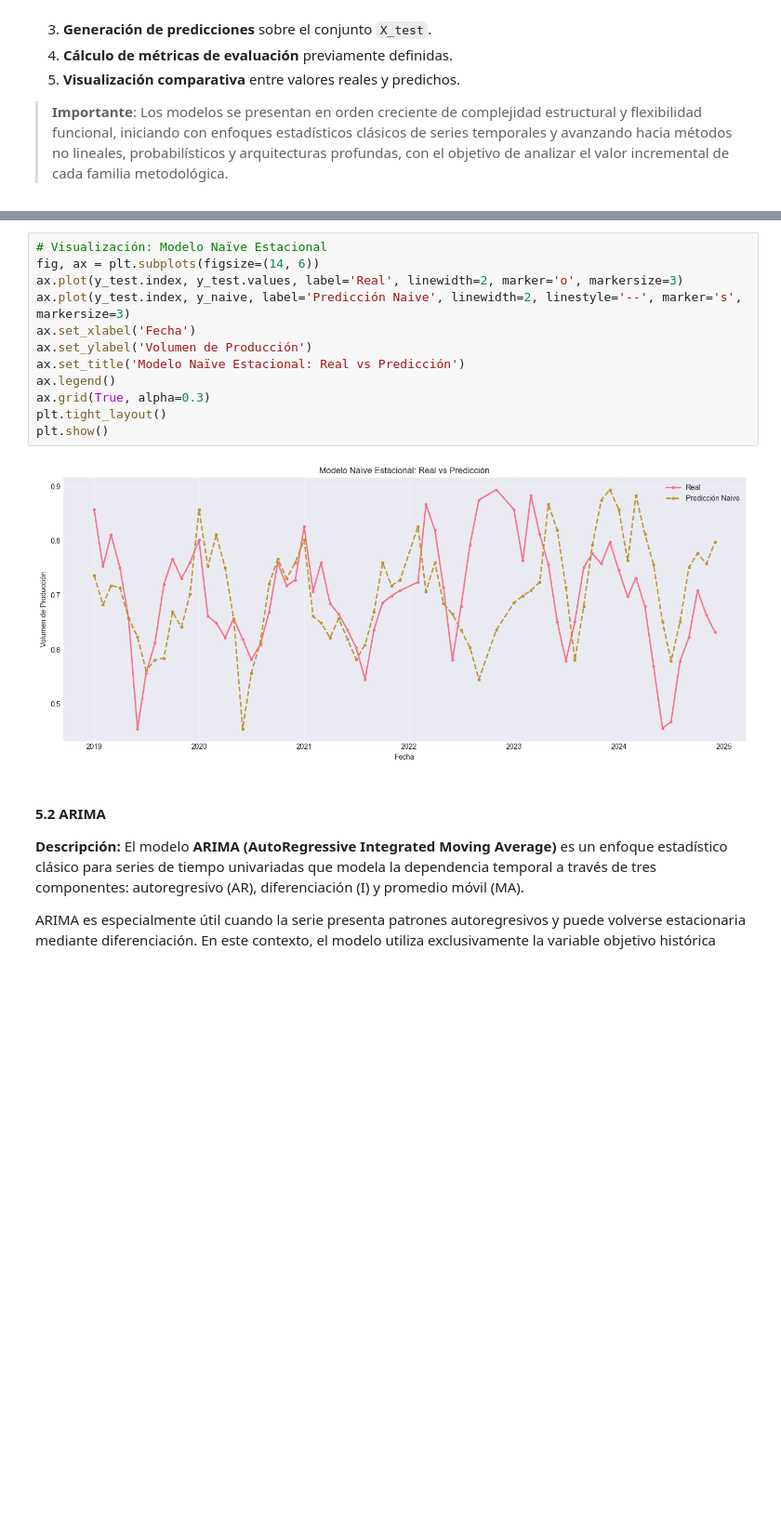
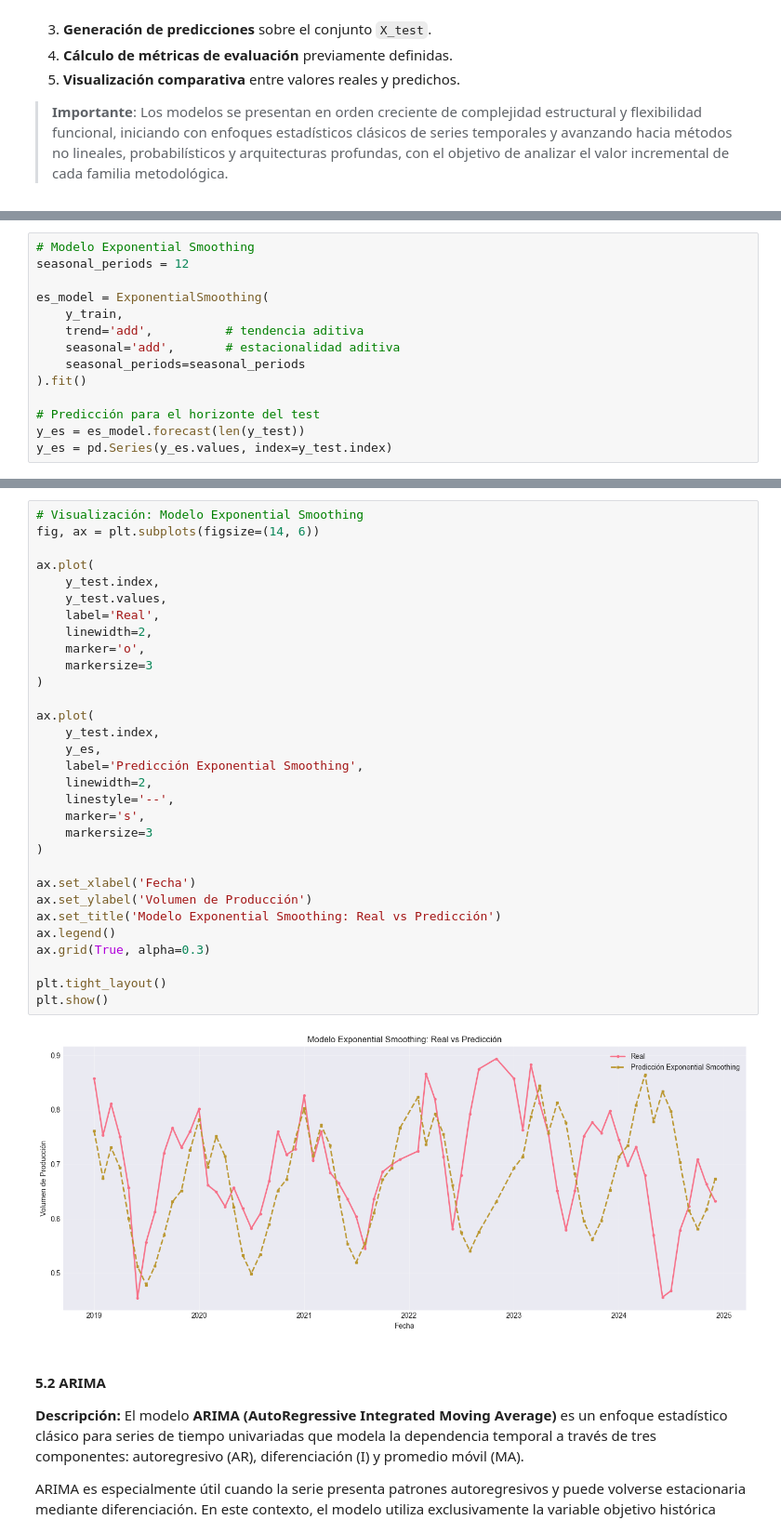
Before and after one commit to juan-pablo-lopez/tc5035-ene26-equipo29, a Jupyter notebook: Avance4.Equipo29.ipynb, the cells around one changed output, grey strips where cells are left out. Shown at 93% size. Saved outputs shown, nothing was run; the diff lists cells and outputs as text; blank space fills up the shorter version.

Commit message:
Exponential Smoothing. Inicialización LSTM.

```diff
--- a/Avance4.Equipo29.ipynb
+++ b/Avance4.Equipo29.ipynb
@@ -504 +502,15 @@ y_naive = y_naive_full.loc[y_test.index].values
+# %%
+# Modelo Exponential Smoothing
+seasonal_periods = 12
+
+es_model = ExponentialSmoothing(
+    y_train,
+    trend='add',          # tendencia aditiva
+    seasonal='add',       # estacionalidad aditiva
+    seasonal_periods=seasonal_periods
+).fit()
+
+# Predicción para el horizonte del test
+y_es = es_model.forecast(len(y_test))
+y_es = pd.Series(y_es.values, index=y_test.index)
 # %%
@@ -524,17 +534,36 @@ modelos_entrenados['Naive_Estacional'] = {
 # %%
-# Visualización: Modelo Naïve Estacional
+# Visualización: Modelo Exponential Smoothing
 fig, ax = plt.subplots(figsize=(14, 6))
-ax.plot(y_test.index, y_test.values, label='Real', linewidth=2, marker='o', markersize=3)
-ax.plot(y_test.index, y_naive, label='Predicción Naive', linewidth=2, linestyle='--', marker='s', markersize=3)
+
+ax.plot(
+    y_test.index,
+    y_test.values,
+    label='Real',
+    linewidth=2,
+    marker='o',
+    markersize=3
+)
+
+ax.plot(
+    y_test.index,
+    y_es,
+    label='Predicción Exponential Smoothing',
+    linewidth=2,
+    linestyle='--',
+    marker='s',
+    markersize=3
+)
+
 ax.set_xlabel('Fecha')
 ax.set_ylabel('Volumen de Producción')
-ax.set_title('Modelo Naïve Estacional: Real vs Predicción')
+ax.set_title('Modelo Exponential Smoothing: Real vs Predicción')
 ax.legend()
 ax.grid(True, alpha=0.3)
+
 plt.tight_layout()
 plt.show()
 # %% [output]
-[figure, old version]
+[figure, new version]
 # %% [markdown]
 #### <a class="anchor" id="5_2">5.2 ARIMA</a>
 
```
Also changed, not shown: parts of 28 cells of this notebook, 1 other file.
